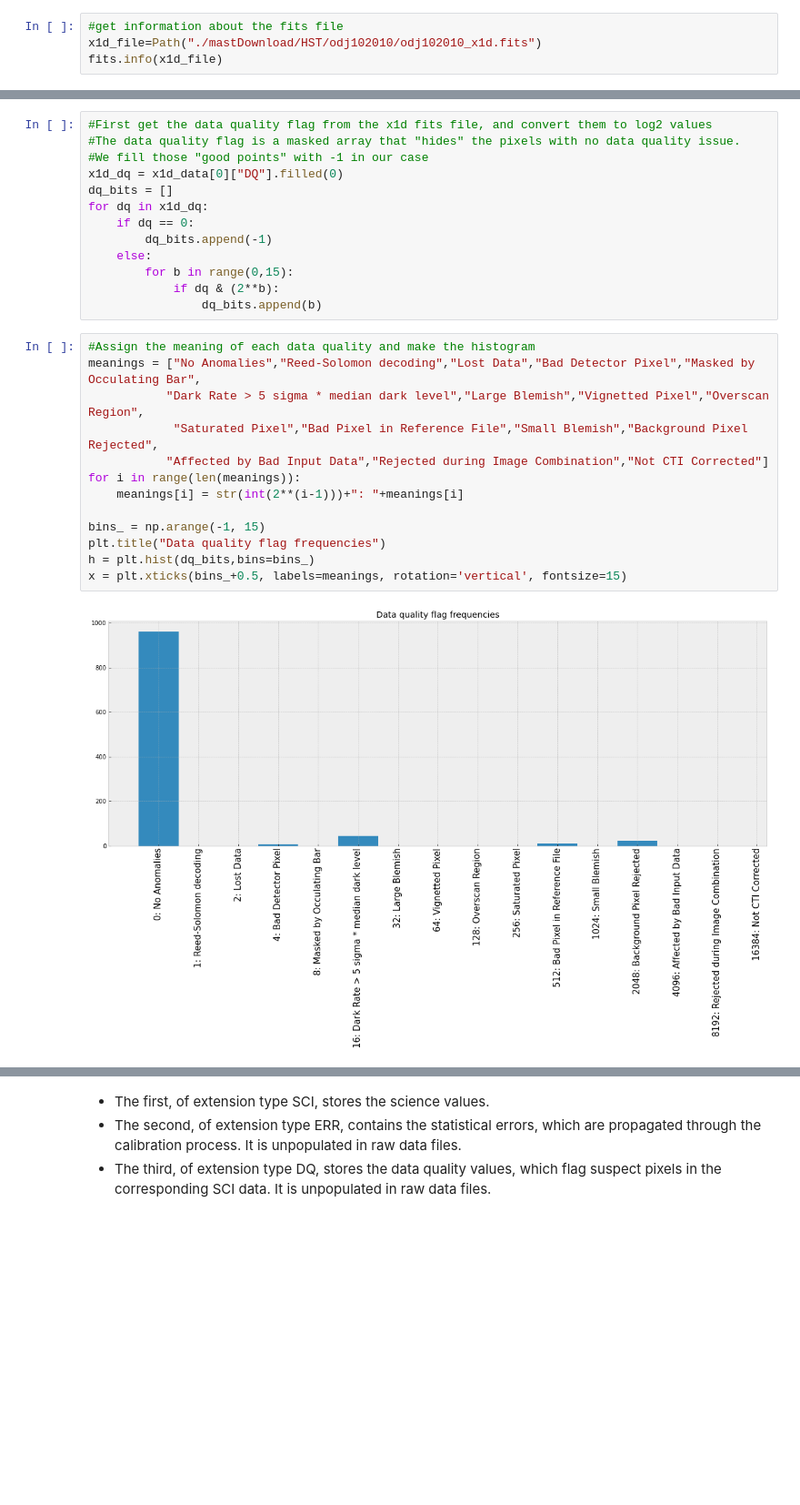
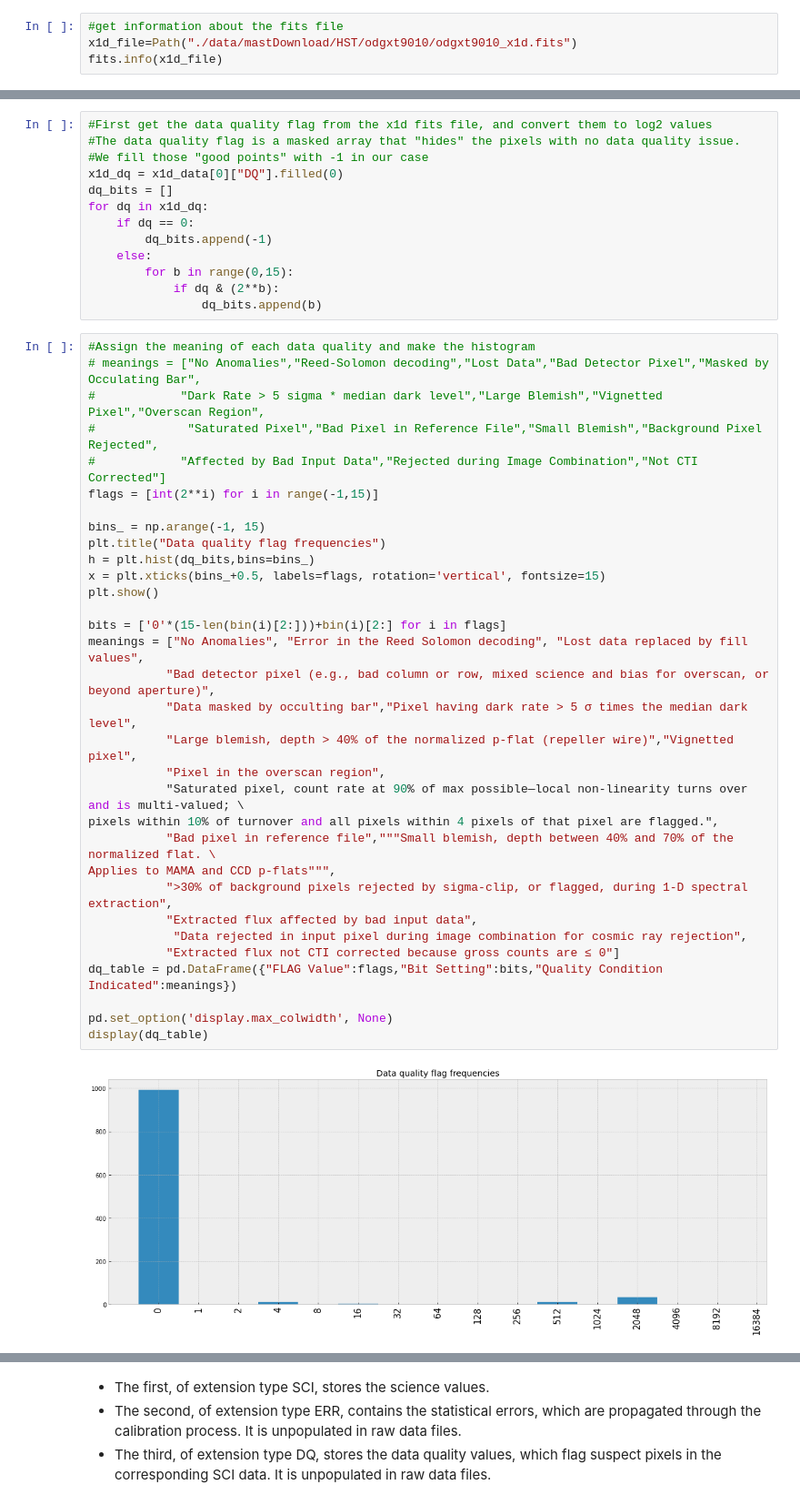
Before and after one commit to spacetelescope/STIS-Notebooks, a Jupyter notebook: View_Data/View_Data.ipynb, the cells around one changed output, grey strips where cells are left out. Shown at 91% size. Drawn from its saved outputs; the diff is of its cells as text; blank space fills up the shorter version.

```diff
--- a/View_Data/View_Data.ipynb
+++ b/View_Data/View_Data.ipynb
@@ -85,5 +117,5 @@ The Aperture extracted, background subtracted, flux and wavelength calibrated sp
 # %%
 #get information about the fits file
-x1d_file=Path("./mastDownload/HST/odj102010/odj102010_x1d.fits")
+x1d_file=Path("./data/mastDownload/HST/odgxt9010/odgxt9010_x1d.fits")
 fits.info(x1d_file)
 # %% [output]
@@ -205,16 +273,35 @@ for dq in x1d_dq:
                 dq_bits.append(b)
 # %%
 #Assign the meaning of each data quality and make the histogram
-meanings = ["No Anomalies","Reed-Solomon decoding","Lost Data","Bad Detector Pixel","Masked by Occulating Bar",
-           "Dark Rate > 5 sigma * median dark level","Large Blemish","Vignetted Pixel","Overscan Region",
-            "Saturated Pixel","Bad Pixel in Reference File","Small Blemish","Background Pixel Rejected",
-           "Affected by Bad Input Data","Rejected during Image Combination","Not CTI Corrected"]
-for i in range(len(meanings)):
-    meanings[i] = str(int(2**(i-1)))+": "+meanings[i]
+# meanings = ["No Anomalies","Reed-Solomon decoding","Lost Data","Bad Detector Pixel","Masked by Occulating Bar",
+#            "Dark Rate > 5 sigma * median dark level","Large Blemish","Vignetted Pixel","Overscan Region",
+#             "Saturated Pixel","Bad Pixel in Reference File","Small Blemish","Background Pixel Rejected",
+#            "Affected by Bad Input Data","Rejected during Image Combination","Not CTI Corrected"]
+flags = [int(2**i) for i in range(-1,15)]
 
 bins_ = np.arange(-1, 15)
 plt.title("Data quality flag frequencies")
 h = plt.hist(dq_bits,bins=bins_)
-x = plt.xticks(bins_+0.5, labels=meanings, rotation='vertical', fontsize=15)
+x = plt.xticks(bins_+0.5, labels=flags, rotation='vertical', fontsize=15)
+plt.show()
+
+bits = ['0'*(15-len(bin(i)[2:]))+bin(i)[2:] for i in flags]
+meanings = ["No Anomalies", "Error in the Reed Solomon decoding", "Lost data replaced by fill values",
+           "Bad detector pixel (e.g., bad column or row, mixed science and bias for overscan, or beyond aperture)",
+           "Data masked by occulting bar","Pixel having dark rate > 5 σ times the median dark level",
+           "Large blemish, depth > 40% of the normalized p-flat (repeller wire)","Vignetted pixel",
+           "Pixel in the overscan region",
+           "Saturated pixel, count rate at 90% of max possible—local non-linearity turns over and is multi-valued; \
+pixels within 10% of turnover and all pixels within 4 pixels of that pixel are flagged.",
+           "Bad pixel in reference file","""Small blemish, depth between 40% and 70% of the normalized flat. \
+Applies to MAMA and CCD p-flats""",
+           ">30% of background pixels rejected by sigma-clip, or flagged, during 1-D spectral extraction",
+           "Extracted flux affected by bad input data",
+            "Data rejected in input pixel during image combination for cosmic ray rejection",
+           "Extracted flux not CTI corrected because gross counts are ≤ 0"]
+dq_table = pd.DataFrame({"FLAG Value":flags,"Bit Setting":bits,"Quality Condition Indicated":meanings})
+
+pd.set_option('display.max_colwidth', None)
+display(dq_table)
 # %% [output]
-[figure, old version]
+[figure, new version]
```
Also changed, not shown: parts of 44 cells of this notebook.
